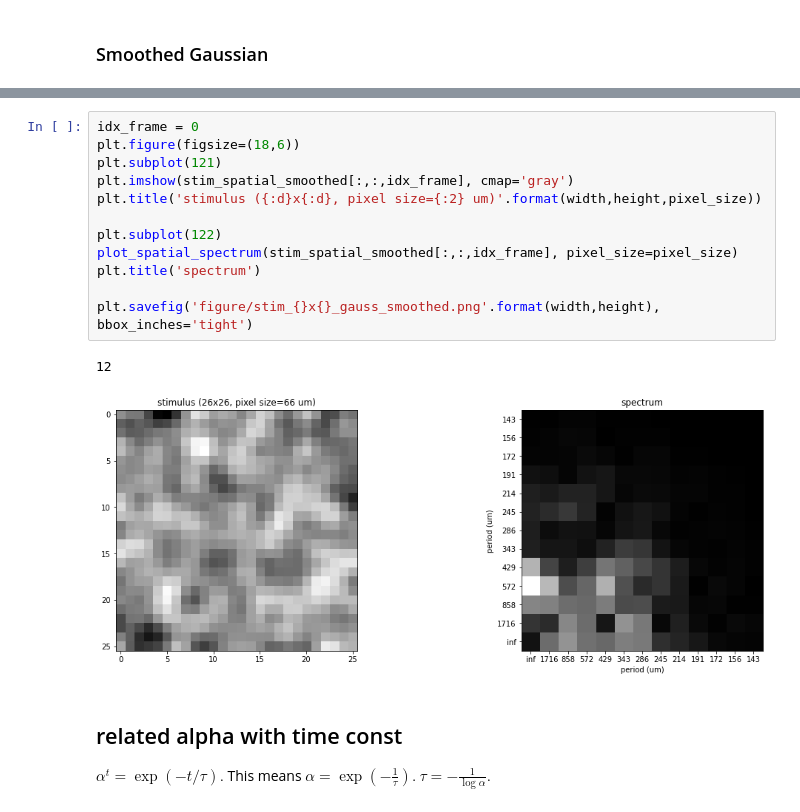
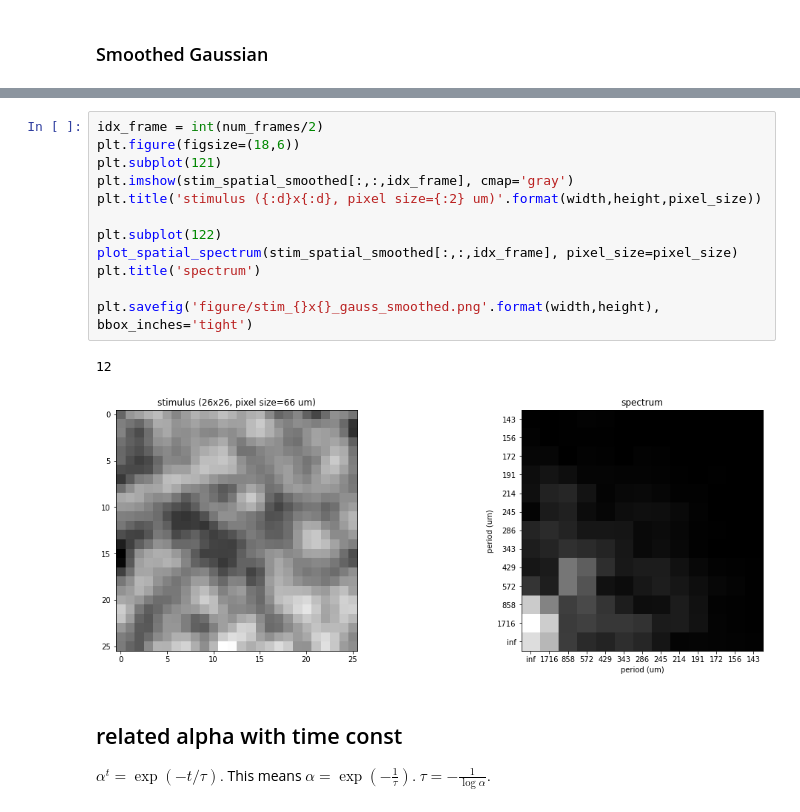
Before and after one commit to ys7yoo/corr_stim, a Jupyter notebook: generate_corr_stim.ipynb, the cells around one changed output, grey strips where cells are left out. Drawn from its saved outputs; the diff is of its cells as text.

```diff
--- a/generate_corr_stim.ipynb
+++ b/generate_corr_stim.ipynb
@@ -109,18 +109,18 @@ box_off()
 # %%
-idx_frame = 0
+idx_frame = int(num_frames/2)
 plt.figure(figsize=(18,6))
 plt.subplot(121)
 plt.imshow(stim_spatial_smoothed[:,:,idx_frame], cmap='gray')
 plt.title('stimulus ({:d}x{:d}, pixel size={:2} um)'.format(width,height,pixel_size))
 
 plt.subplot(122)
 plot_spatial_spectrum(stim_spatial_smoothed[:,:,idx_frame], pixel_size=pixel_size)
 plt.title('spectrum')
 
 plt.savefig('figure/stim_{}x{}_gauss_smoothed.png'.format(width,height), bbox_inches='tight')
 # %% [output]
 12
-[figure, old version]
+[figure, new version]
 # %% [markdown]
 ## related alpha with time const
 
```
Also changed, not shown: parts of 9 cells of this notebook.
